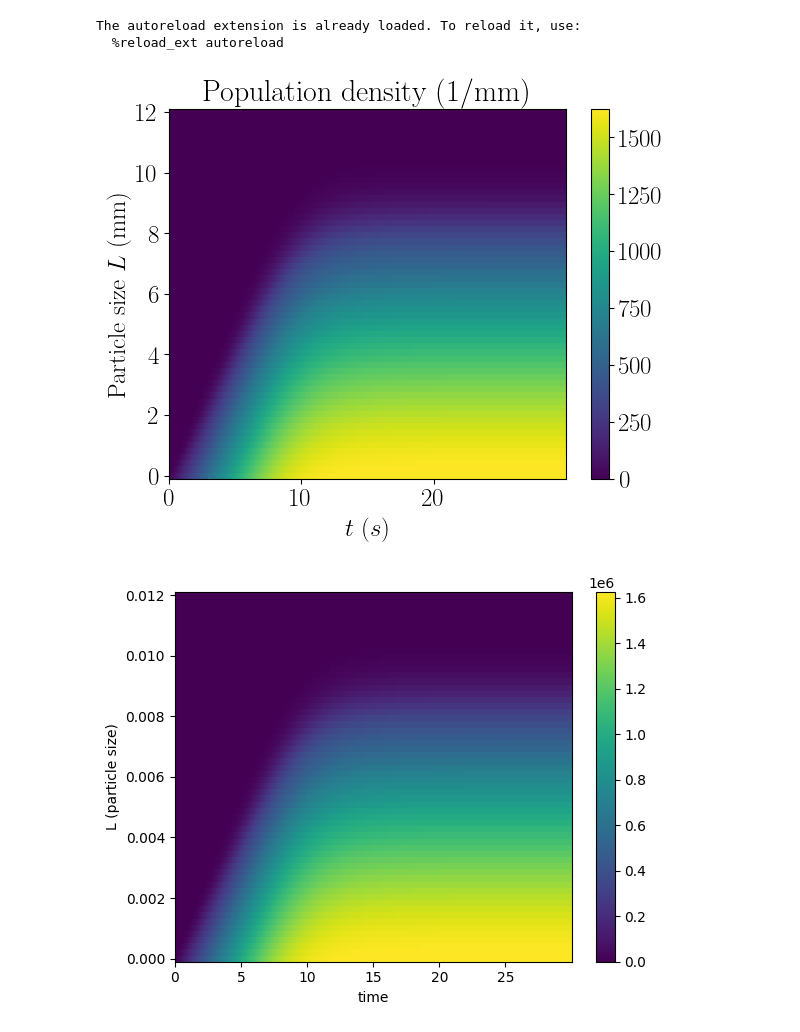
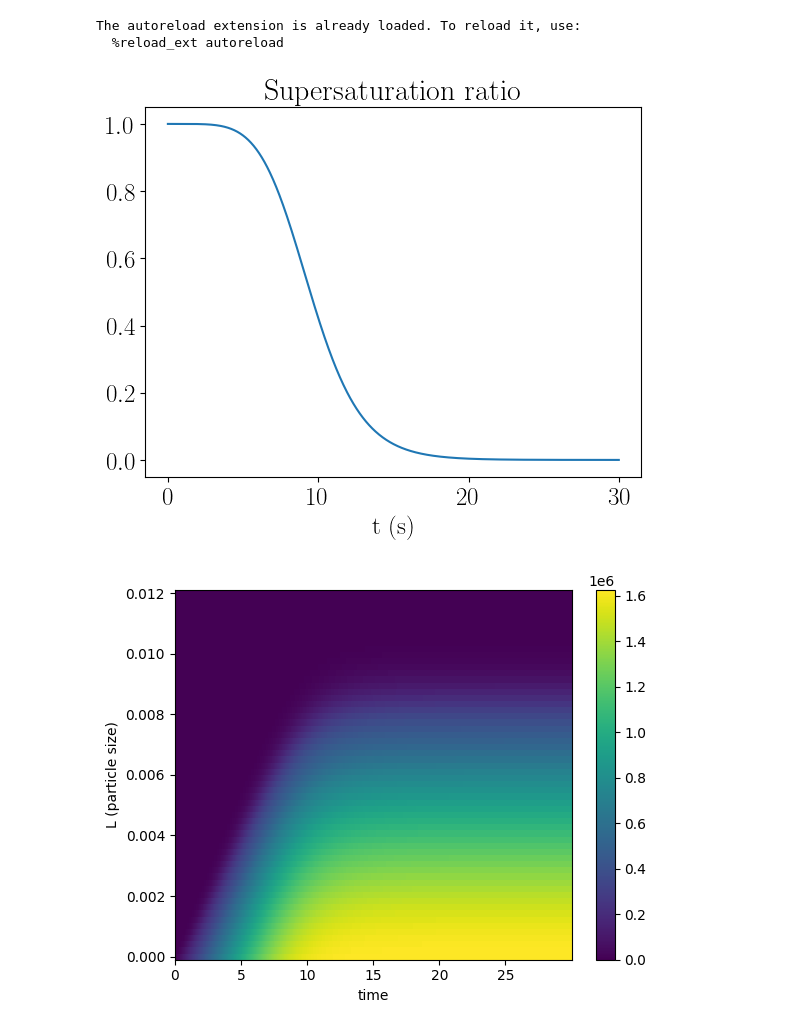
Before and after one commit to lucasattia/crystalPBM, a Jupyter notebook: functions/error_time_compare_part1.ipynb, the cells around one changed output. Saved outputs shown, nothing was run; the diff lists cells and outputs as text; code cells hidden in the pictures.

```diff
--- a/functions/error_time_compare_part1.ipynb
+++ b/functions/error_time_compare_part1.ipynb
@@ -52,36 +52,53 @@ t_final = 30
 L_list = np.linspace(0,1.2e-2,60)
 
 S0 = 1 #initial supersaturation
 V0 = 1 #initial volume
 n0 = np.zeros_like(L_list) #initial population density distribution
 x0 = np.hstack([S0, V0, n0])
 
 p = {"L_list" : L_list, #discretization bins
      'E' :  1e-7, #evaporation rate
      'rho' : 1200, # density of the crystal
      'k_v' : 1, #goes in N_C, volumetric shape factor
      'k_g' : 1e-3, #growth rate constant m/s
      'g' : 1, #power constant for growth
      'k_N' : 1e5, #nucleation rate constant
      'alpha' :2, #power constant for nucleation
      'weno': False  # use weno or not for differentiation w.r.t. L
      }
 
 p_expand = expand_params(p)
 
 # xlist = []
 # for dt in np.logspace(-1, -3, 10):
 #     # dt = 1e-1
 #     tlist = np.arange(0, t_final, dt)
 #     x_t = rk_integrator(x0, tlist, p)
 #     xlist.append(x_t[-1,:])
 
 dt = 3e-2
 tlist = np.arange(0, t_final, dt)
-x_t = rk_integrator(x0, tlist, p)
-plot_results(x_t, L_list, tlist)
+# x_t = rk_integrator(x0, tlist, p)
+# plot_results(x_t, L_list, tlist)
+
+n_t = x_t[:,2:]
+# plt.pcolormesh(tlist, 1000*L_list, n_t.T/1000, shading='nearest')
+# # plt.contourf(tlist, L_list, n_t.T)
+# plt.ylabel(r'Particle size $L$ (mm)')
+# plt.xlabel(r'$t$ ($s$)')
+# plt.colorbar()
+# # plt.title(r'Population density ($m^{-1}$)')
+# plt.title(r'Population density (1/mm)')
+# plt.show()
+
+
+plt.plot(tlist, x_t[:,0])
+plt.title('Supersaturation ratio')
+plt.xlabel('t (s)')
+# plt.show()
+plt.savefig('supersaturation.jpg', dpi=500, bbox_inches='tight')
 # %% [output]
-[figure, old version]
+[figure, new version]
 # %%
 plot_results(x_t, L_list, tlist)
 # %% [output]
```
Also changed, not shown: parts of 2 cells of this notebook, 5 other files.
